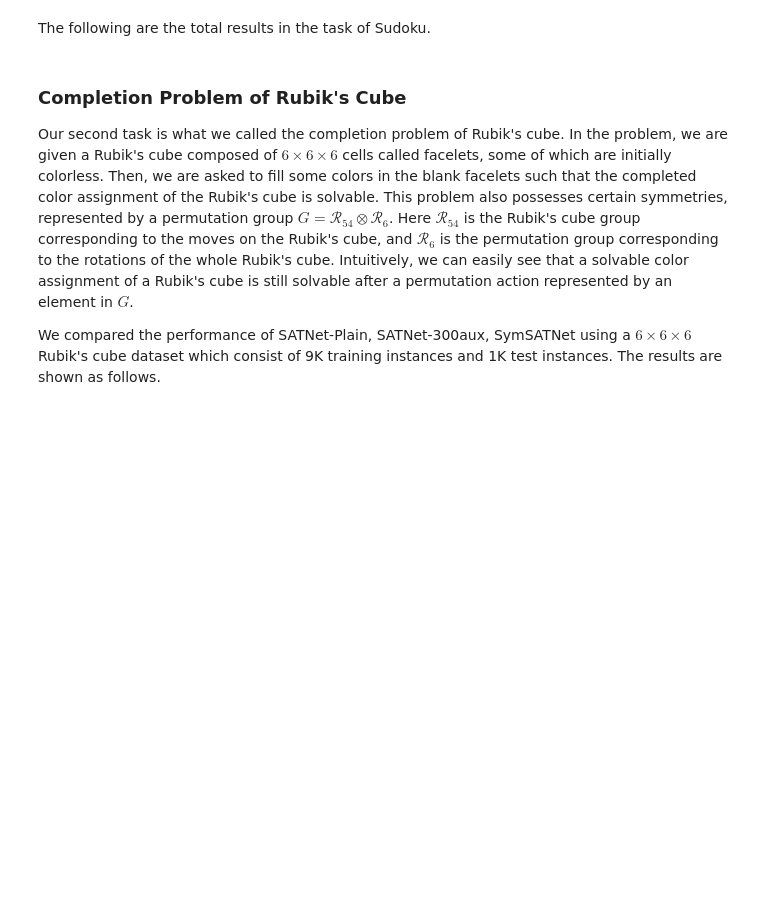
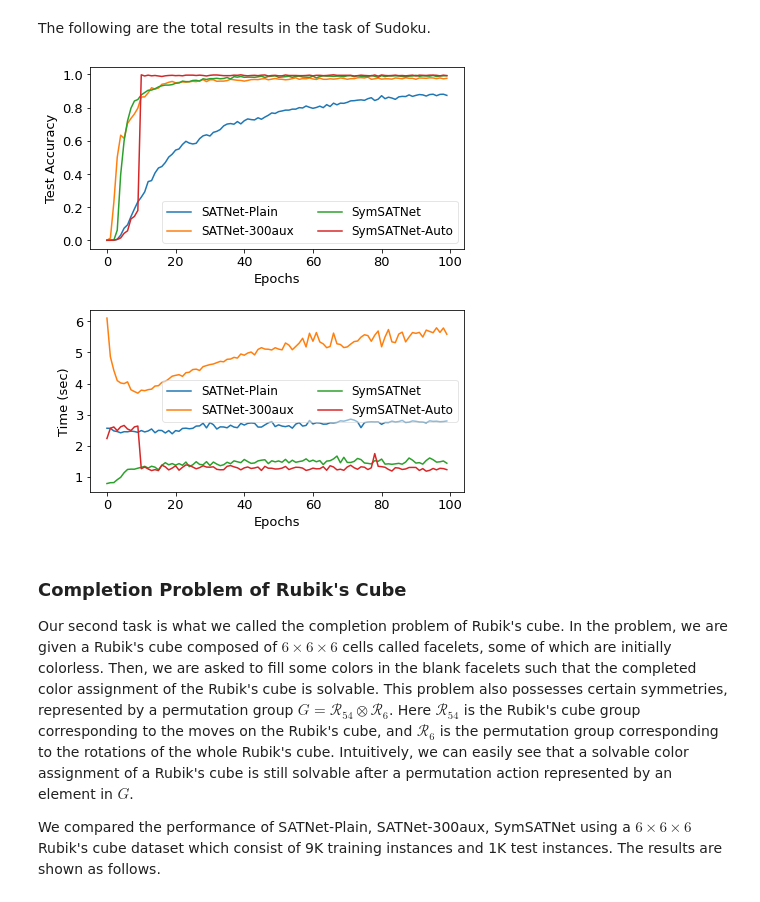
Before and after one commit to Lim-Sangho/SymSATNet, a Jupyter notebook: experiment.ipynb, the cells around one changed output. Cells and saved outputs as stored; diff of their text form; code cells hidden in the pictures; blank space fills up the shorter version.

```diff
--- a/experiment.ipynb
+++ b/experiment.ipynb
@@ -22,3 +35,37 @@ args["gpu_num"] = 0
+# %%
+# Plot functions
+def fill_ax(ax, data, xlabel, ylabel):
+    for model in range(len(models)):
+        points = data[model]
+        ax.plot(points, label = models[model])
+        ax.set_xlabel(xlabel, size = 13, color = 'black')
+        ax.set_ylabel(ylabel, size = 13, color = 'black')
+        ax.legend(ncol = 2, fontsize = 12, framealpha = 0.5)
+
+def plot(results_dir):
+    errors, times = [], []
+    for model in models:
+        with open(results_dir + model + "/logs/test.csv", "r") as f:
+            head = next(f)
+            error, time = [], []
+            for line in f:
+                data = line.strip().split(",")
+                error.append(float(data[2]))
+                time.append(float(data[3]))
+            errors.append(error)
+            times.append(time)
+
+    errors = np.array(errors)
+    times = np.array(times)
+
+    plt.rc("xtick", labelsize = 13, color = 'black')
+    plt.rc("ytick", labelsize = 13, color = 'black')
+    fig, axes = plt.subplots(nrows = 2, ncols = 1)
+    fig.tight_layout(pad = 1)
+    fill_ax(axes[0], 1 - errors, "Epochs", "Test Accuracy")
+    fill_ax(axes[1], times, "Epochs", "Time (sec)")
+    fig.set_figheight(7)
+    plt.show()
 # %% [markdown]
 ### Sudoku
 Our first task is Sudoku.
@@ -77,6 +124,10 @@ main(**args)
 The following are the total results in the task of Sudoku.
 # %%
 # Total results in Sudoku
+results_dir = save_dir + f"sudoku_trial_{args['trial_num']}_corrupt_0/"
+plot(results_dir)
+# %% [output]
+[figure, added]
 # %% [markdown]
 ### Completion Problem of Rubik's Cube
 Our second task is what we called the completion problem of Rubik's cube.
```
Also changed, not shown: parts of 23 cells of this notebook, 1 other file.
